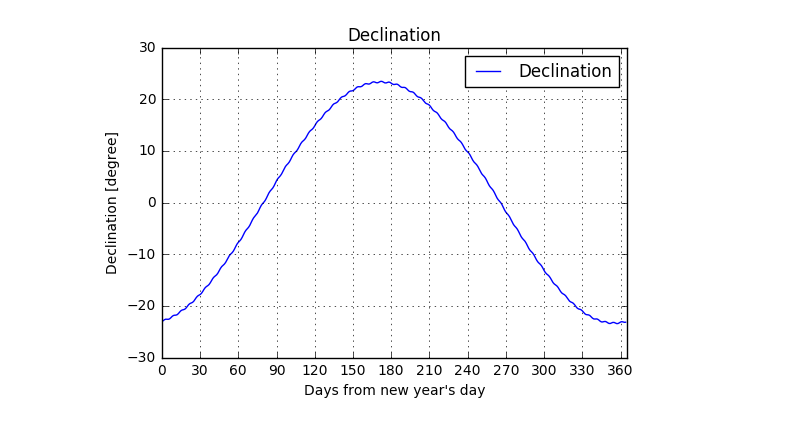
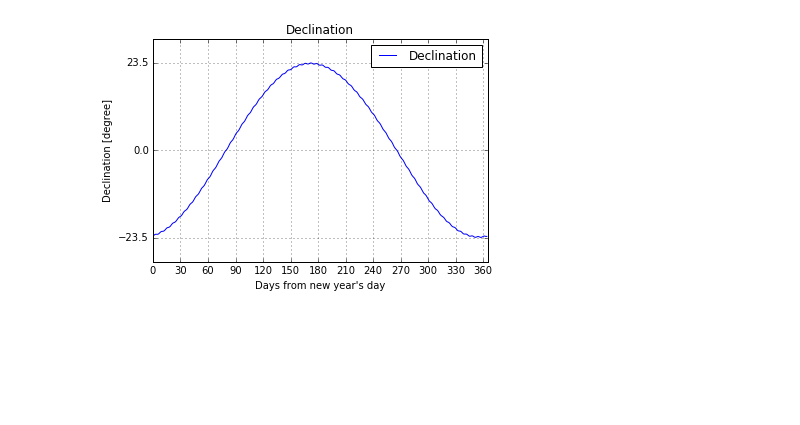
Before and after one commit to udawtr/heattransfer_note, a Jupyter notebook: SolarLocation.ipynb, the cells around one changed output. Drawn from its saved outputs; the diff is of its cells as text; code cells hidden in the pictures; blank space fills up the shorter version.

```diff
--- a/SolarLocation.ipynb
+++ b/SolarLocation.ipynb
@@ -20,19 +27,20 @@ $δ = 0.33281 - 22.984 \cdot cos(ωJ ) - 0.34990 \cdot cos(2ωJ ) - 0.13980 \cdo
 # %%
 def get_decl(d):
     omega = 2.0 * pi / 365
     J = d + 0.5
-    decl = 0.33281 - 22.984 * cos(omega*J) - 0.34990*cos(2.0*omega*J) - 0.1390 * cos(3.0*omega+J) + 3.7872*sin(omega*J) + 0.03250*sin(2.0*omega*J) + 0.07187 * sin(3.0*omega*J)
+    decl = 0.33281 - 22.984 * cos(omega*J) - 0.34990*cos(2.0*omega*J) - 0.13900 * cos(3.0*omega+J) + 3.7872 * sin(omega*J) + 0.03250*sin(2.0*omega*J) + 0.07187 * sin(3.0*omega*J)
     return decl
 
 days = range(365)
 plt.title("Declination")
 plt.plot(days, [get_decl(d) for d in days], label='Declination')
 plt.xlabel("Days from new year's day")
 plt.ylabel("Declination [degree]")
 plt.xlim(0,365)
 plt.xticks([x*30 for x in range(13)])
+plt.yticks([-23.5, 0, 23.5])
 plt.grid()
 plt.legend(loc="upper right")
 plt.show()
 # %% [output]
-[figure, old version]
+[figure, new version]
```
Also changed, not shown: parts of 19 cells of this notebook.
